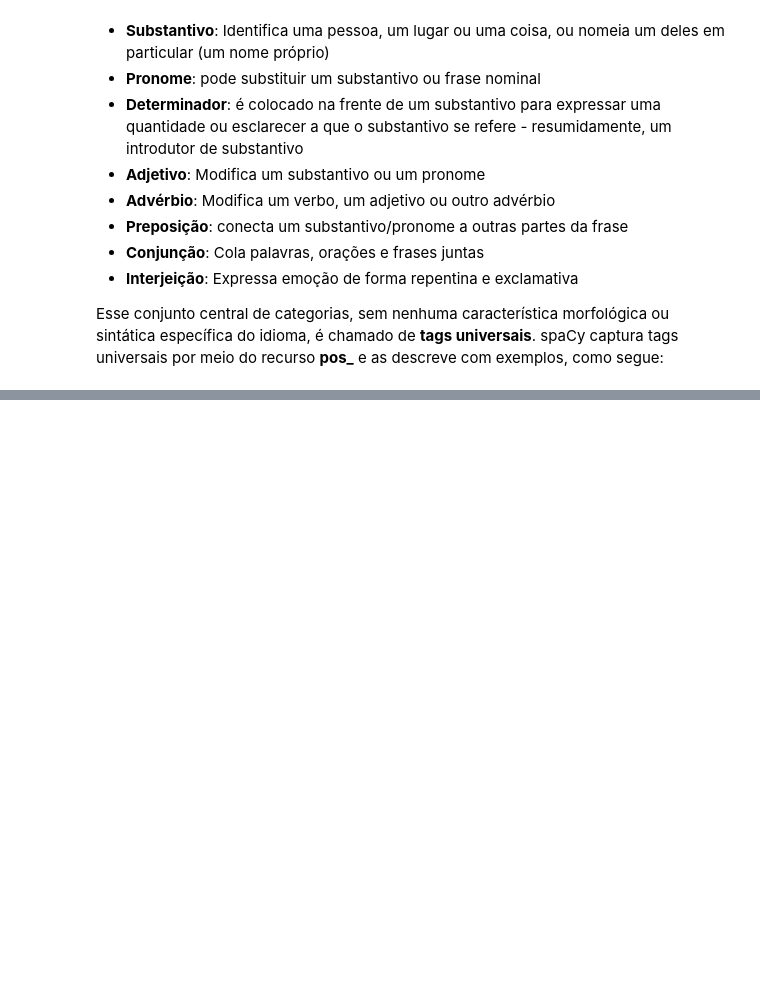
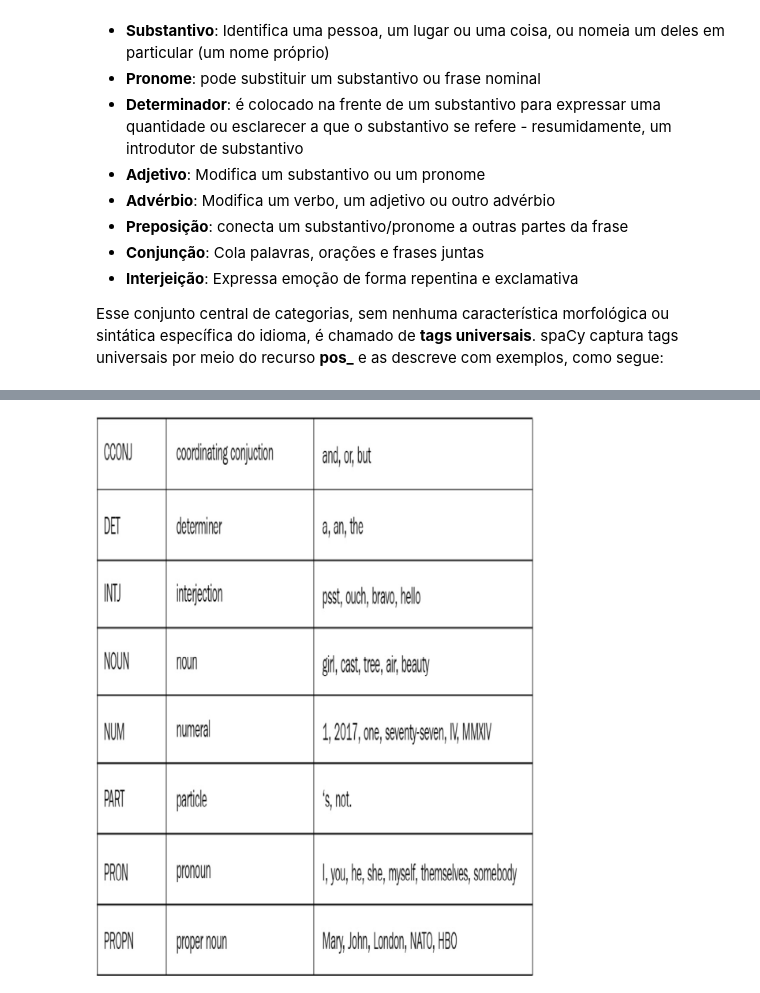
Before and after one commit to willianpina/mastering_spaCy, a Jupyter notebook: 3. Características Linguísticas.ipynb, the cells around one changed output, grey strips where cells are left out. Drawn from its saved outputs; the diff is of its cells as text; code cells hidden in the pictures; blank space fills up the shorter version.

```diff
--- a/3. Características Linguísticas.ipynb
+++ b/3. Características Linguísticas.ipynb
@@ -36,0 +43,4 @@ Image('images/tag_explained.PNG')
+# %%
+Image('images/english_tags.PNG', width=500)
+# %% [output]
+[figure, added]
```
Also changed, not shown: parts of 24 cells of this notebook, 2 other files.
